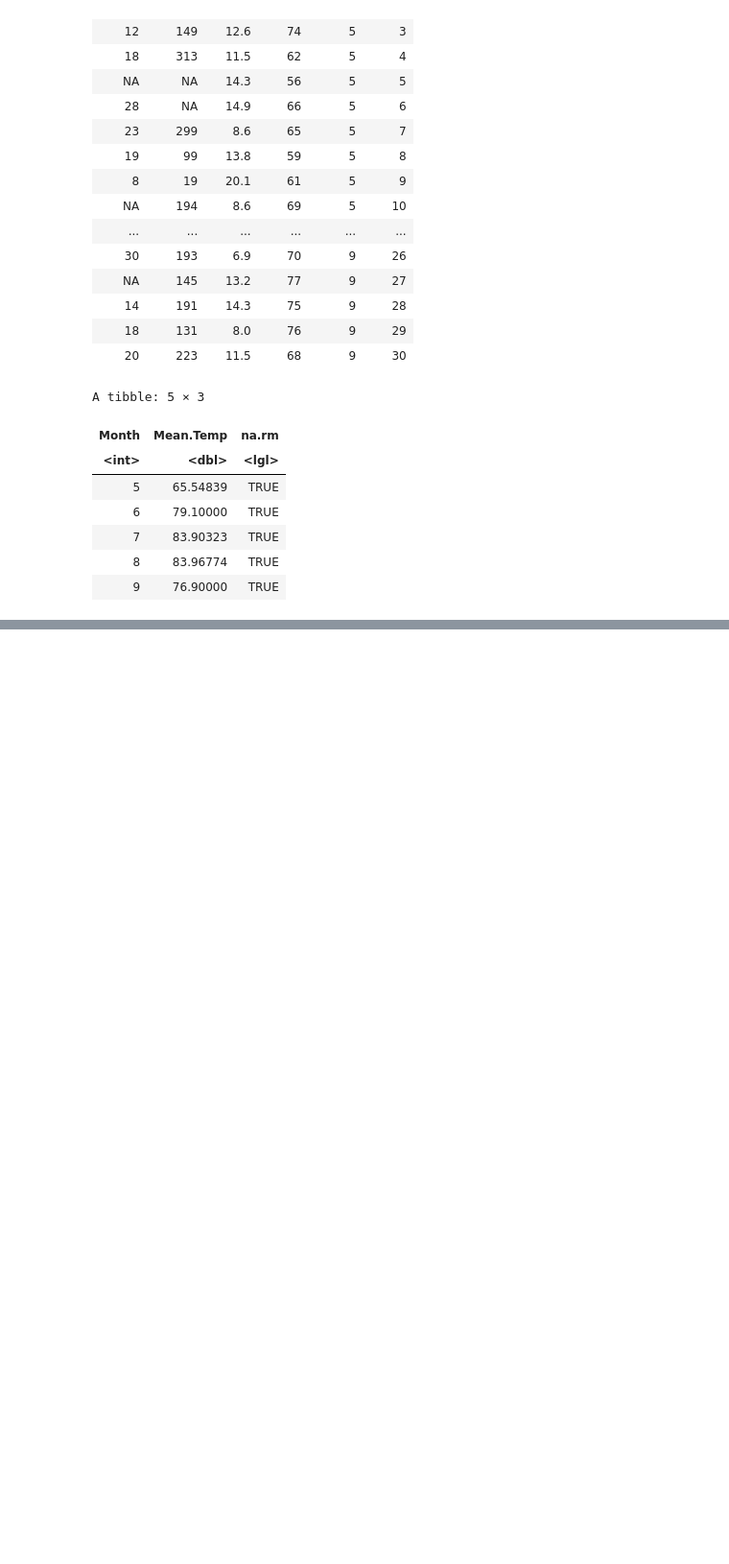
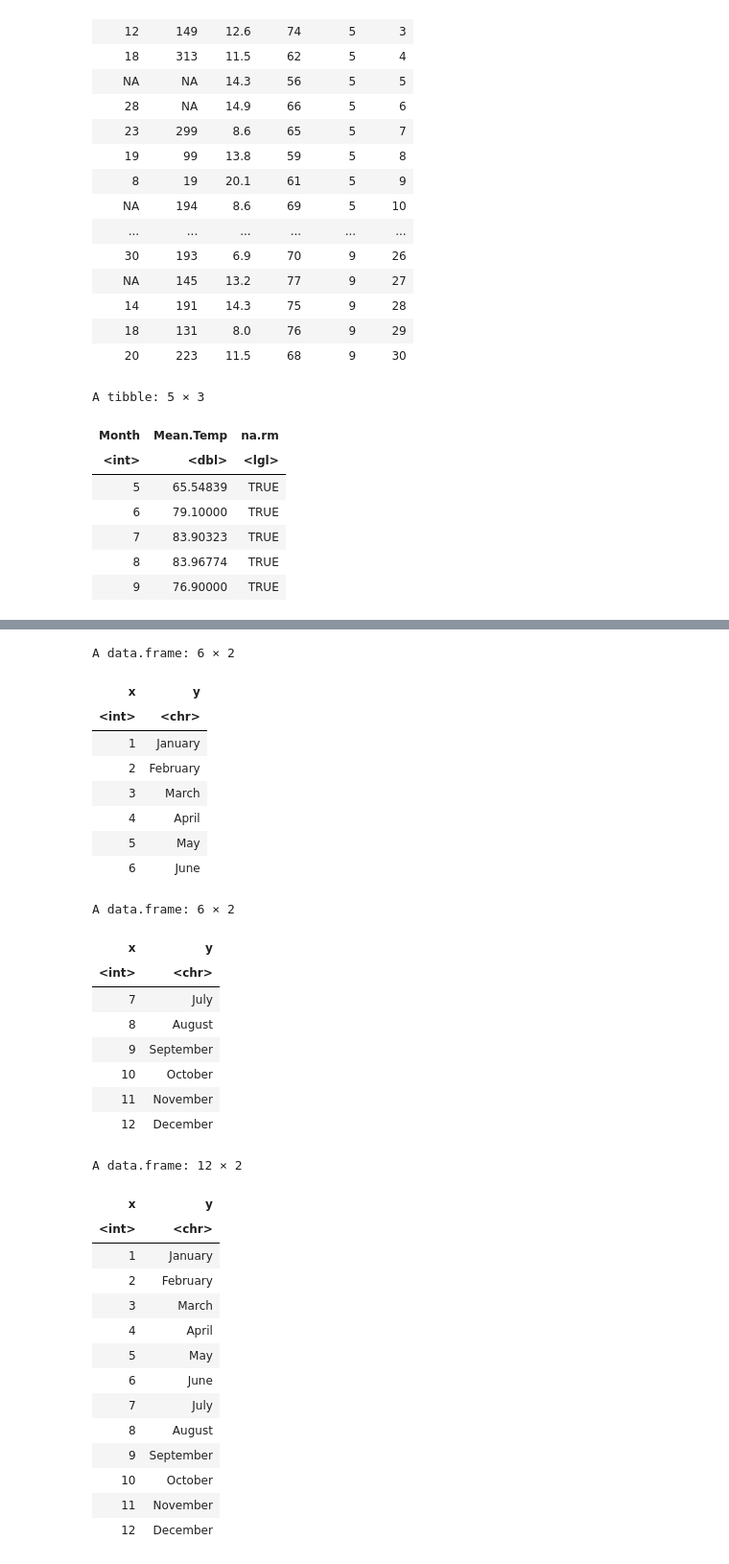
Before and after one commit to DevMinGeonPark/-Courses-Data-Visualization, a Jupyter notebook: Rlang.ipynb, the cells around one changed output, grey strips where cells are left out. Shown at 96% size. Cells and saved outputs as stored; diff of their text form; code cells hidden in the pictures; blank space fills up the shorter version.

```diff
--- a/Rlang.ipynb
+++ b/Rlang.ipynb
@@ -638,0 +668,46 @@ A tibble: 5 × 3
+# %%
+#여러 데이터세 결합
+#bind_rows: 행 방향으로 데이터 결합
+
+df1 <- data.frame(x=1:6, y=month.name[1:6])
+df1
+
+df2 <- data.frame(x=7:12, y=month.name[7:12])
+df2
+
+df3 <- bind_rows(df1, df2)
+df3
+# %% [output]
+A data.frame: 6 × 2
+| x | y |
+| <int> | <chr> |
+| 1 | January |
+| 2 | February |
+| 3 | March |
+| 4 | April |
+| 5 | May |
+| 6 | June |
+A data.frame: 6 × 2
+| x | y |
+| <int> | <chr> |
+| 7 | July |
+| 8 | August |
+| 9 | September |
+| 10 | October |
+| 11 | November |
+| 12 | December |
+A data.frame: 12 × 2
+| x | y |
+| <int> | <chr> |
+| 1 | January |
+| 2 | February |
+| 3 | March |
+| 4 | April |
+| 5 | May |
+| 6 | June |
+| 7 | July |
+| 8 | August |
+| 9 | September |
+| 10 | October |
+| 11 | November |
+| 12 | December |
```
Also changed, not shown: parts of 31 cells of this notebook.
